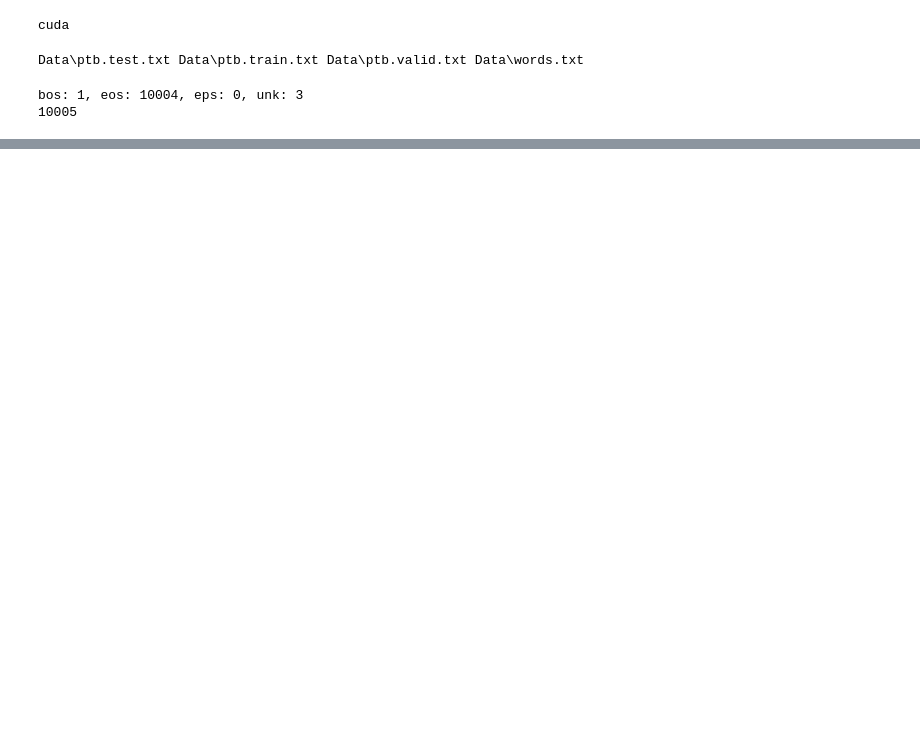
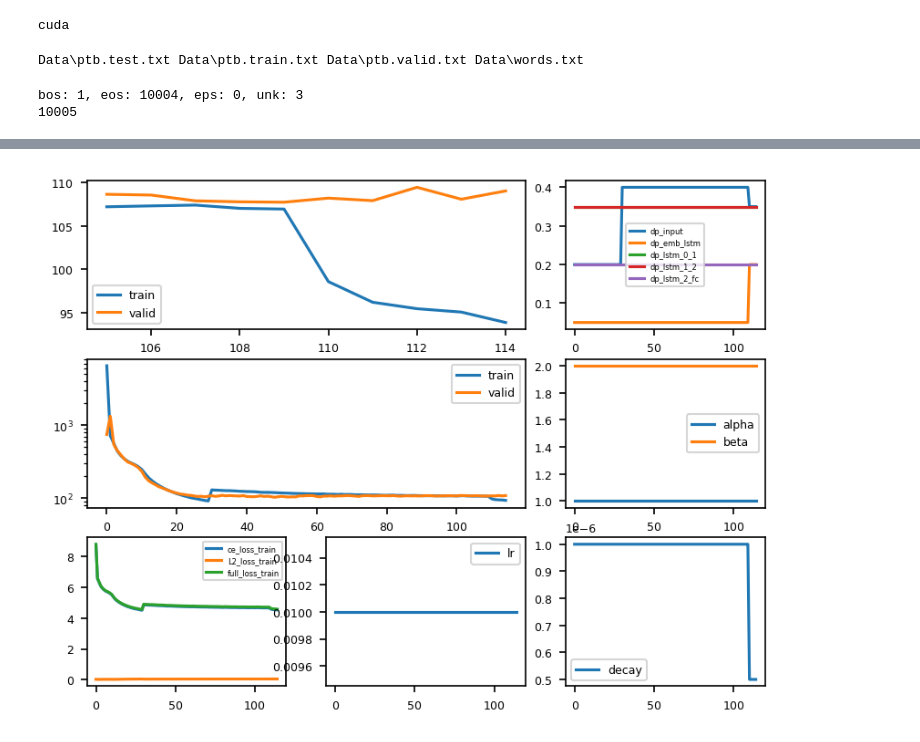
Before and after one commit to Ouna-the-Dataweaver/LSTM_regularisations_for_ptb, a Jupyter notebook: LSTM_class.ipynb, the cells around one changed output, grey strips where cells are left out. Saved outputs shown, nothing was run; the diff lists cells and outputs as text; code cells hidden in the pictures; blank space fills up the shorter version.

```diff
--- a/LSTM_class.ipynb
+++ b/LSTM_class.ipynb
@@ -77,0 +84,3 @@ Epoch: 3|||0|5|
+# %%
+trainer.set_param("dropout_words", 0.35)
+trainer.set_param("dropout_emb_lstm_0", 0.2)
@@ -77,0 +93,4 @@ Epoch: 3|||0|5|
+# %%
+trainer.train(5)
+# %% [output]
+[figure, added]
```
Also changed, not shown: parts of 16 cells of this notebook, 1 other file.
